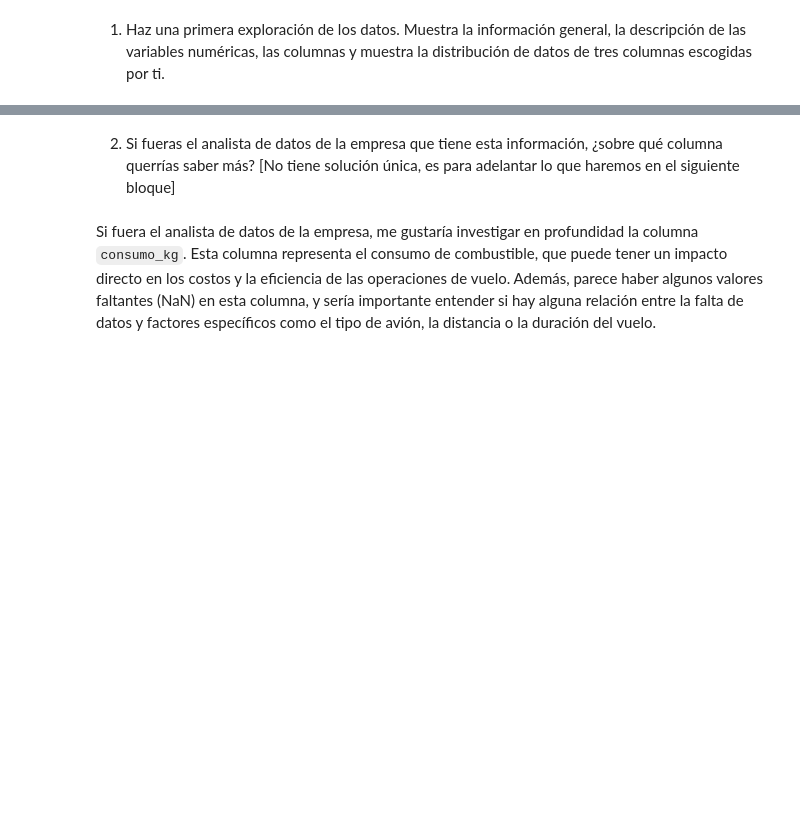
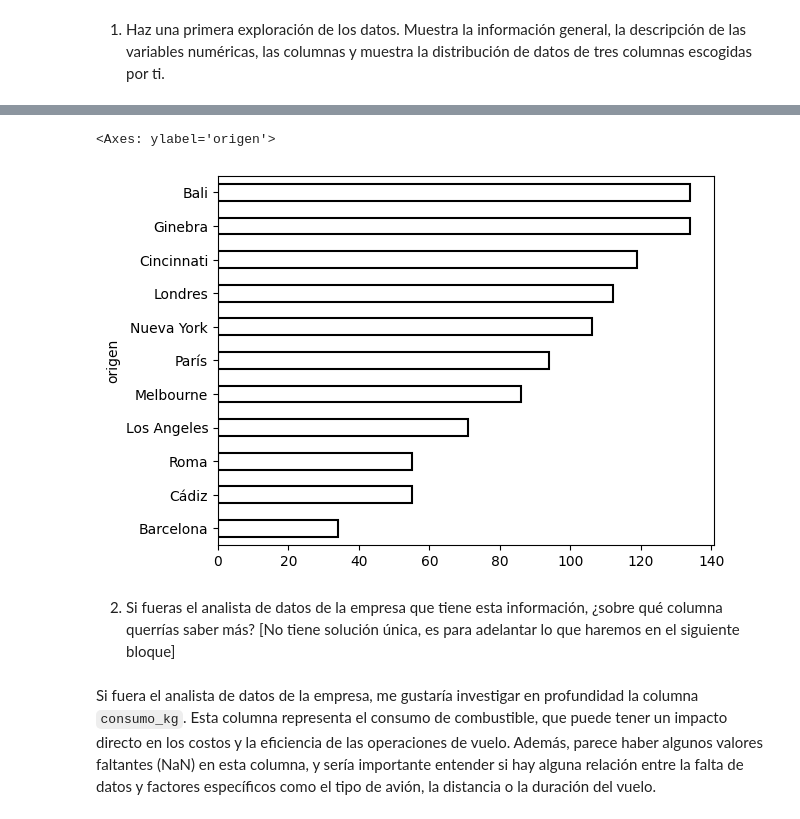
Before and after one commit to apvwbm/ONLINE_DS_THEBRIDGE_FILES, a Jupyter notebook: Sprints/04_Herramientas_avanzadas_Pandas/Unidad_02/Practica_Obligatoria/18_Practica_Obligatoria_Pandas_II.ipynb, the cells around one changed output, grey strips where cells are left out. Cells and saved outputs as stored; diff of their text form; code cells hidden in the pictures; blank space fills up the shorter version.

```diff
--- a/Sprints/04_Herramientas_avanzadas_Pandas/Unidad_02/Practica_Obligatoria/18_Practica_Obligatoria_Pandas_II.ipynb
+++ b/Sprints/04_Herramientas_avanzadas_Pandas/Unidad_02/Practica_Obligatoria/18_Practica_Obligatoria_Pandas_II.ipynb
@@ -67,3 +74,8 @@ Name: count, dtype: int64
+# %%
+df.origen.value_counts(ascending=True).plot(kind = 'barh', color = '#fff', edgecolor = '#000', linewidth = 1.5)
+# %% [output]
+<Axes: ylabel='origen'>
+[figure, added]
 # %% [markdown]
 2. Si fueras el analista de datos de la empresa que tiene esta información, ¿sobre qué columna querrías saber más? [No tiene solución única, es para adelantar lo que haremos en el siguiente bloque]
 # %% [markdown]
```
Also changed, not shown: parts of 21 cells of this notebook, 14 other files.
